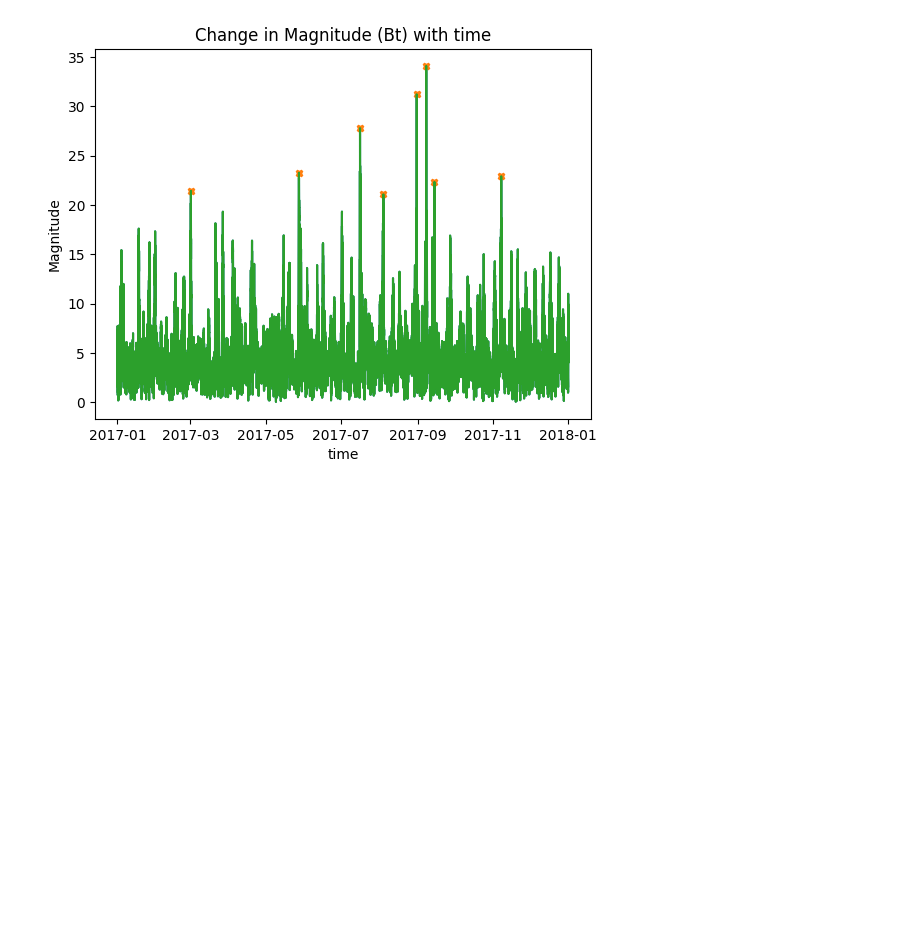
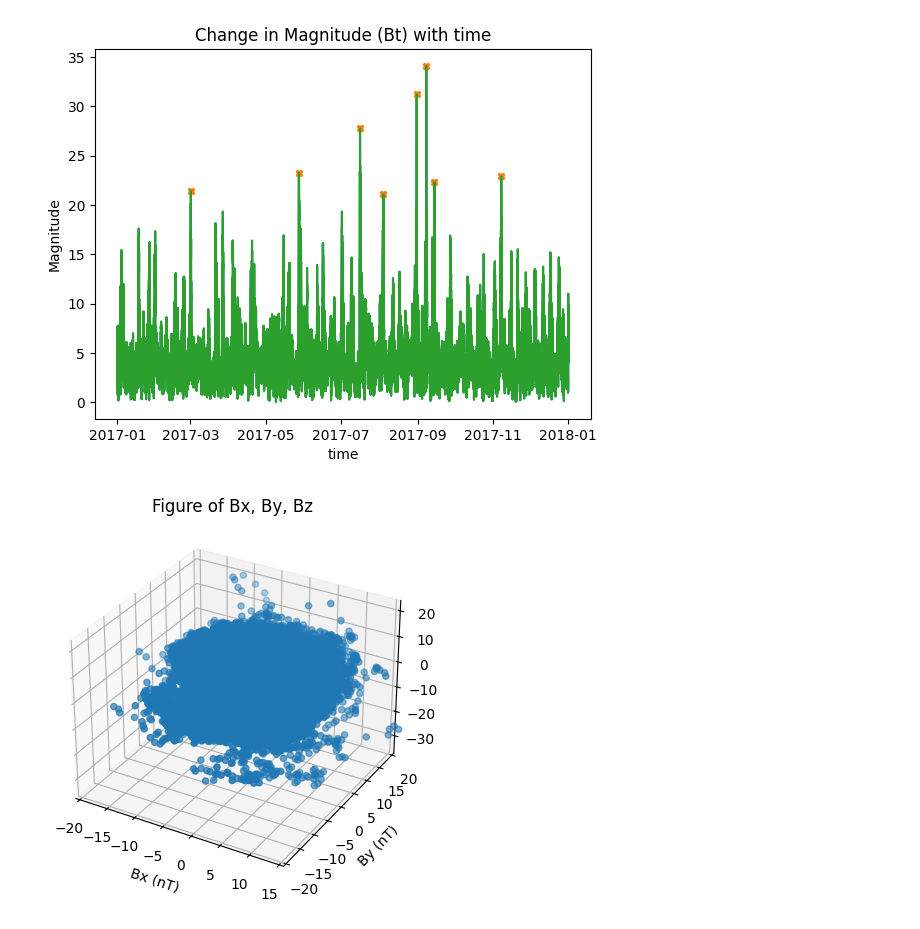
Before and after one commit to space-apps-tacoma/oracle-discovr, a Jupyter notebook: NASA_2017.ipynb, the cells around one changed output. Saved outputs shown, nothing was run; the diff lists cells and outputs as text; code cells hidden in the pictures; blank space fills up the shorter version.

Commit message:
added NASA 2017 Exp Data  vs Time 3-d plot

```diff
--- a/NASA_2017.ipynb
+++ b/NASA_2017.ipynb
@@ -146,3 +146,17 @@ plt.ylabel('Magnitude')
 plt.show()
 # %% [output]
 [figure]
+# %%
+# Figure of Bx, By, Bz
+# Matplotlib does not accomodate for third axes (z) but just note that the third axes is for 'Bz'
+fig = plt.figure()
+ax = fig.add_subplot(111, projection='3d')
+plt.xlim(-20, 15)
+plt.ylim(-20, 20)
+plt.title('Figure of Bx, By, Bz')
+plt.xlabel('Bx (nT)')
+plt.ylabel('By (nT)')
+ax.scatter(Bx, By, Bz)
+plt.show()
+# %% [output]
+[figure, added]
```
